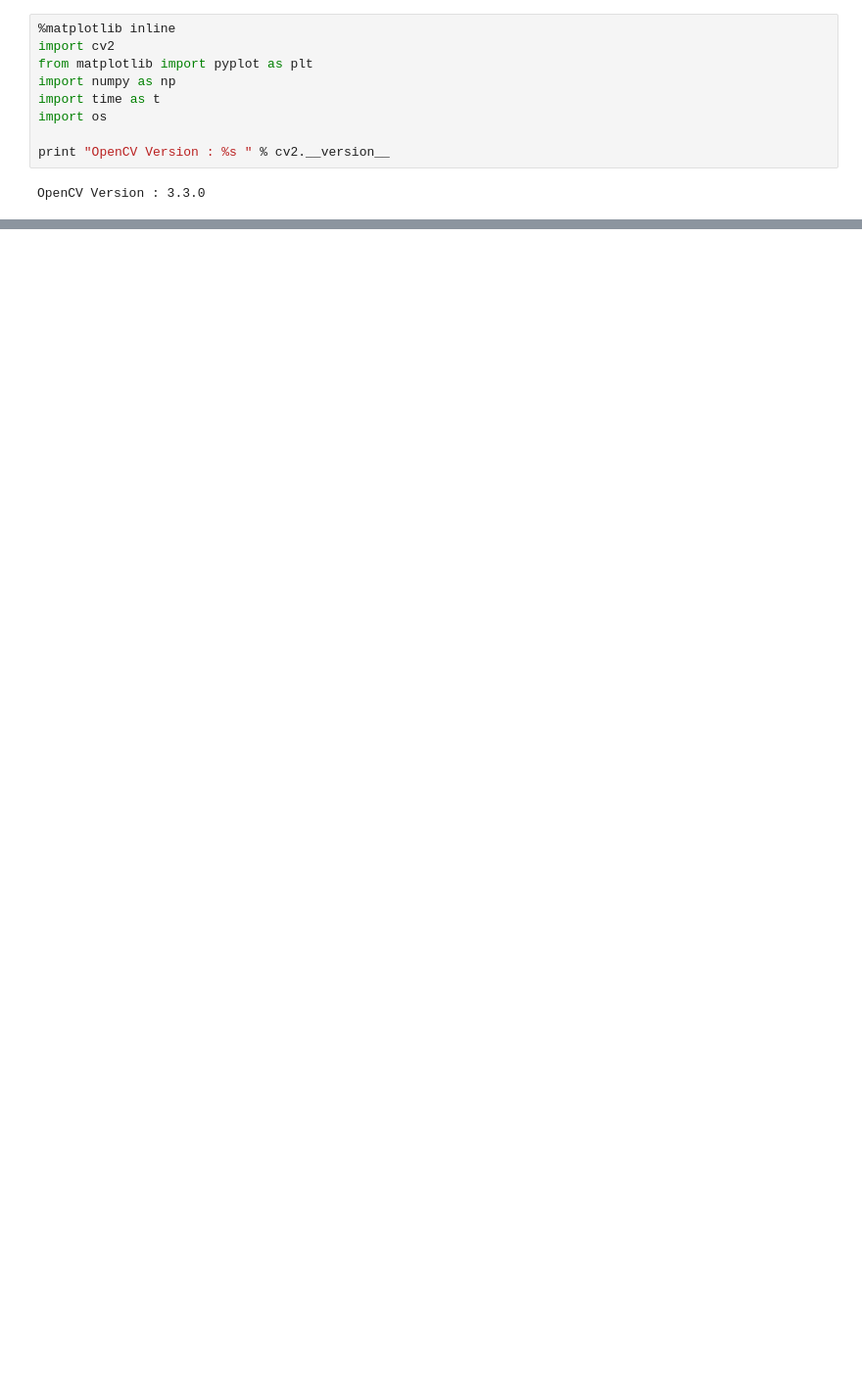
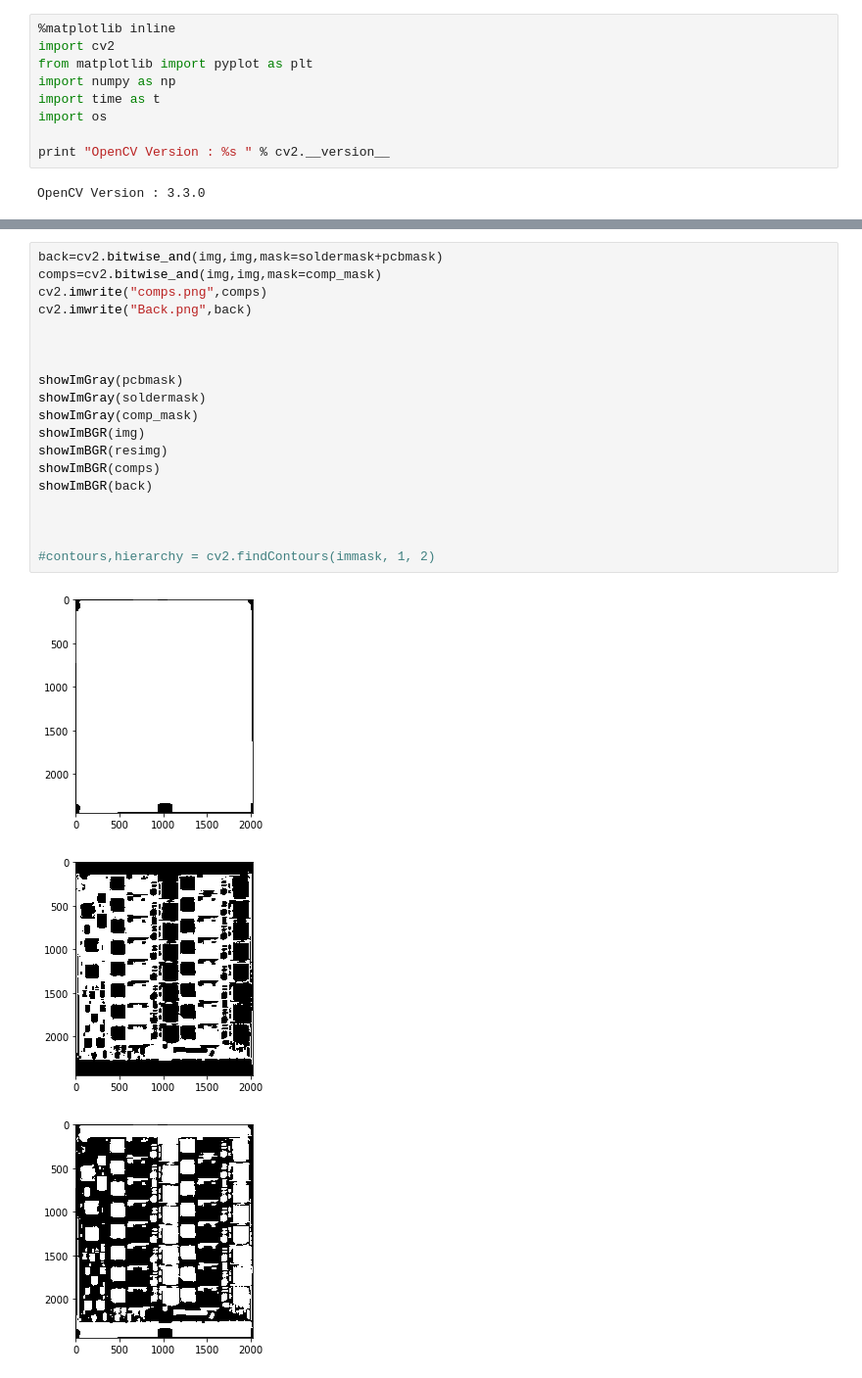
Before and after one commit to jpcosec/OPCB, a Jupyter notebook: PCB_NOTEBOOK.ipynb, the cells around one changed output, grey strips where cells are left out. Shown at 98% size. Saved outputs shown, nothing was run; the diff lists cells and outputs as text; blank space fills up the shorter version.

```diff
--- a/PCB_NOTEBOOK.ipynb
+++ b/PCB_NOTEBOOK.ipynb
@@ -108,0 +155,23 @@ OSError: [Errno 20] Not a directory: '/Users/Jpcoseco/PycharmProjects/OPGE/cvl_p
+# %%
+back=cv2.bitwise_and(img,img,mask=soldermask+pcbmask)
+comps=cv2.bitwise_and(img,img,mask=comp_mask)
+cv2.imwrite("comps.png",comps)
+cv2.imwrite("Back.png",back)
+
+
+
+showImGray(pcbmask)
+showImGray(soldermask)
+showImGray(comp_mask)
+showImBGR(img)
+showImBGR(resimg)
+showImBGR(comps)
+showImBGR(back)
+
+
+
+#contours,hierarchy = cv2.findContours(immask, 1, 2)
+# %% [output]
+[figure, added]
+[figure, added]
+[figure, added]
```
Also changed, not shown: parts of 38 cells of this notebook, 4 other files.
